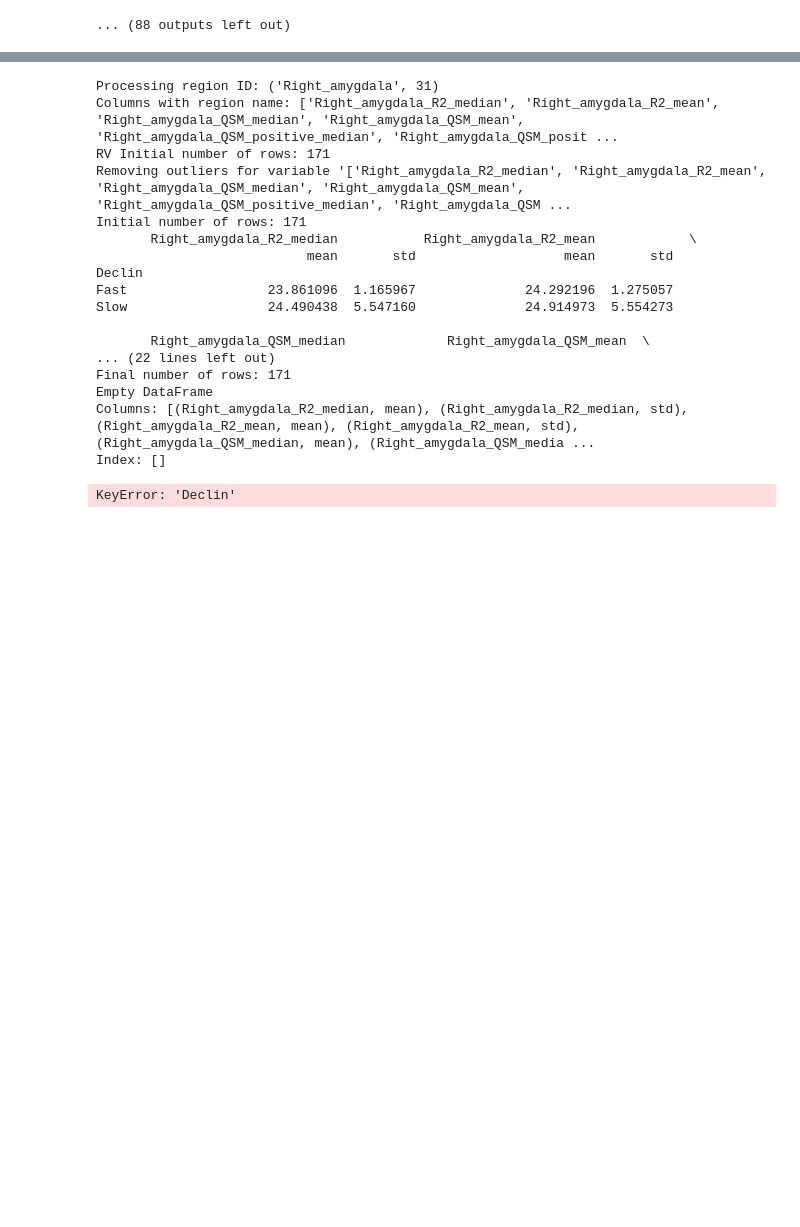
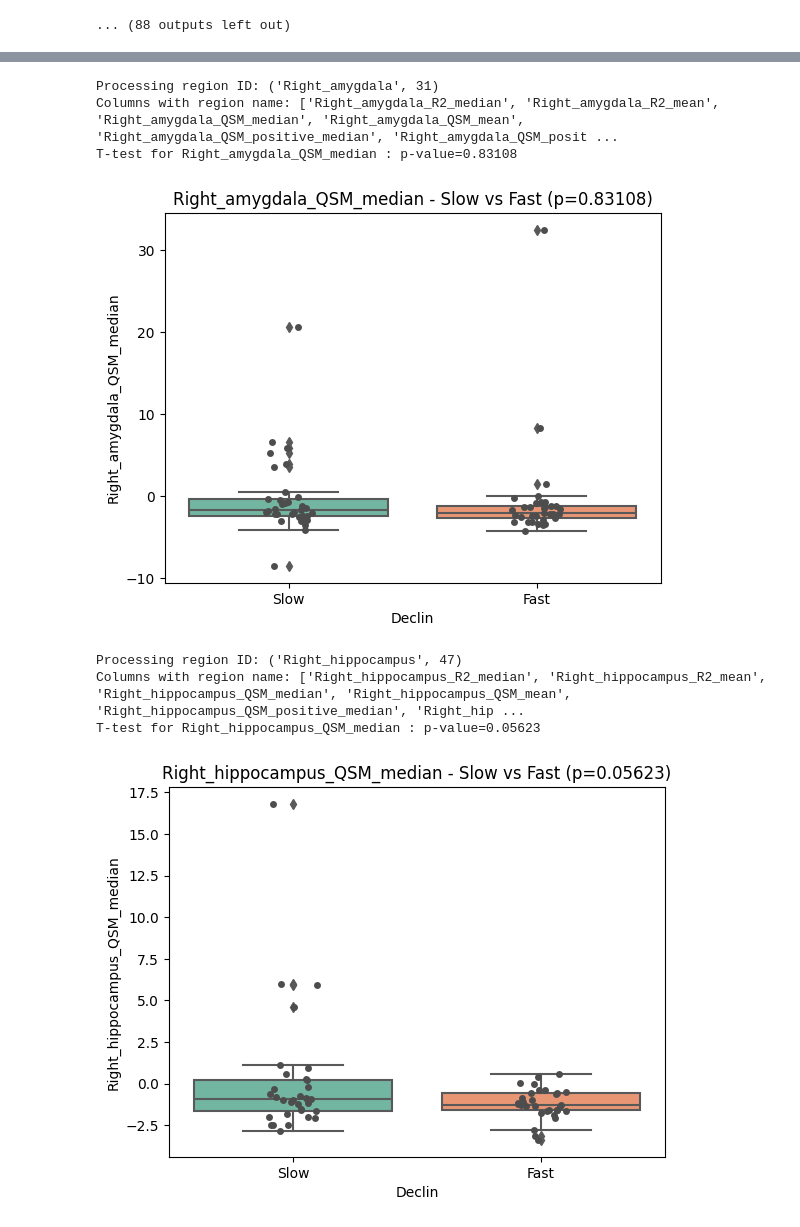
Before and after one commit to RomainViardLille/LiiFE, a Jupyter notebook: PULSE_Pirozzi.ipynb, the cells around one changed output, grey strips where cells are left out. Drawn from its saved outputs; the diff is of its cells as text; code cells hidden in the pictures; blank space fills up the shorter version.

```diff
--- a/PULSE_Pirozzi.ipynb
+++ b/PULSE_Pirozzi.ipynb
@@ -348,30 +366,23 @@ df_test
 # %%
 for region_name, region_id in amygdala_hippocampus_regions.items():
     print(f"Processing region ID: {region_name, region_id}")
     columns_with_region_name = [col for col in df_test.columns if region_name in col]
     print(f"Columns with region name: {columns_with_region_name[1:]}")
-    print(f"RV Initial number of rows: {len(df_test)}")
-    test=lbr.remove_outliers_bygroup(df_test,columns_with_region_name[1:], 'Declin', nb_std=1,verbose=True)
-    df_test.groupby('Declin').apply(lambda x: filter_group(x, columns_with_region_name[1:], 3)).reset_index(drop=True)
+    # nb_std=1
+    # for variable in columns_with_region_name[1:]:
+    #     mean,std=df_test.groupby('Declin')[variable].agg(['mean', 'std'])
+    #     df_test[(df_test[variable] >= mean - nb_std * std) & (df_test[variable] <= mean + nb_std * std)]
+
+    test = lbr.remove_outliers_bygroup(df_test,columns_with_region_name[3:4], 'Declin', nb_std=1, verbose=False)
+    #df_tmp=df_test.groupby('Declin').apply(lambda x: filter_group(x, columns_with_region_name[1:], 3)).reset_index(drop=True)
     #    return df.groupby(group).apply(lambda x: filter_group(x, variable, nb_std)).reset_index(drop=True)
-    print(f"RV Final number of rows: {len(test)}")
-    lbr.test_covar_funcOnTwoGroups(columns_with_region_name[1:], df_test, 'Declin', 'Slow', 'Fast',1)
+    lbr.test_covar_funcOnTwoGroups(columns_with_region_name[3:4], df_test, 'Declin', 'Slow', 'Fast',1)
 # %% [output]
 Processing region ID: ('Right_amygdala', 31)
 Columns with region name: ['Right_amygdala_R2_median', 'Right_amygdala_R2_mean', 'Right_amygdala_QSM_median', 'Right_amygdala_QSM_mean', 'Right_amygdala_QSM_positive_median', 'Right_amygdala_QSM_posit ...
-RV Initial number of rows: 171
-Removing outliers for variable '['Right_amygdala_R2_median', 'Right_amygdala_R2_mean', 'Right_amygdala_QSM_median', 'Right_amygdala_QSM_mean', 'Right_amygdala_QSM_positive_median', 'Right_amygdala_QSM ...
-Initial number of rows: 171
-       Right_amygdala_R2_median           Right_amygdala_R2_mean            \
-                           mean       std                   mean       std
-Declin
-Fast                  23.861096  1.165967              24.292196  1.275057
-Slow                  24.490438  5.547160              24.914973  5.554273
-
-       Right_amygdala_QSM_median             Right_amygdala_QSM_mean  \
-... (22 lines left out)
-Final number of rows: 171
-Empty DataFrame
-Columns: [(Right_amygdala_R2_median, mean), (Right_amygdala_R2_median, std), (Right_amygdala_R2_mean, mean), (Right_amygdala_R2_mean, std), (Right_amygdala_QSM_median, mean), (Right_amygdala_QSM_media ...
-Index: []
+T-test for Right_amygdala_QSM_median : p-value=0.83108
+[figure, added]
-KeyError: 'Declin'
+Processing region ID: ('Right_hippocampus', 47)
+Columns with region name: ['Right_hippocampus_R2_median', 'Right_hippocampus_R2_mean', 'Right_hippocampus_QSM_median', 'Right_hippocampus_QSM_mean', 'Right_hippocampus_QSM_positive_median', 'Right_hip ...
+T-test for Right_hippocampus_QSM_median : p-value=0.05623
+[figure, added]
```
Also changed, not shown: parts of 12 cells of this notebook, 1 other file.
